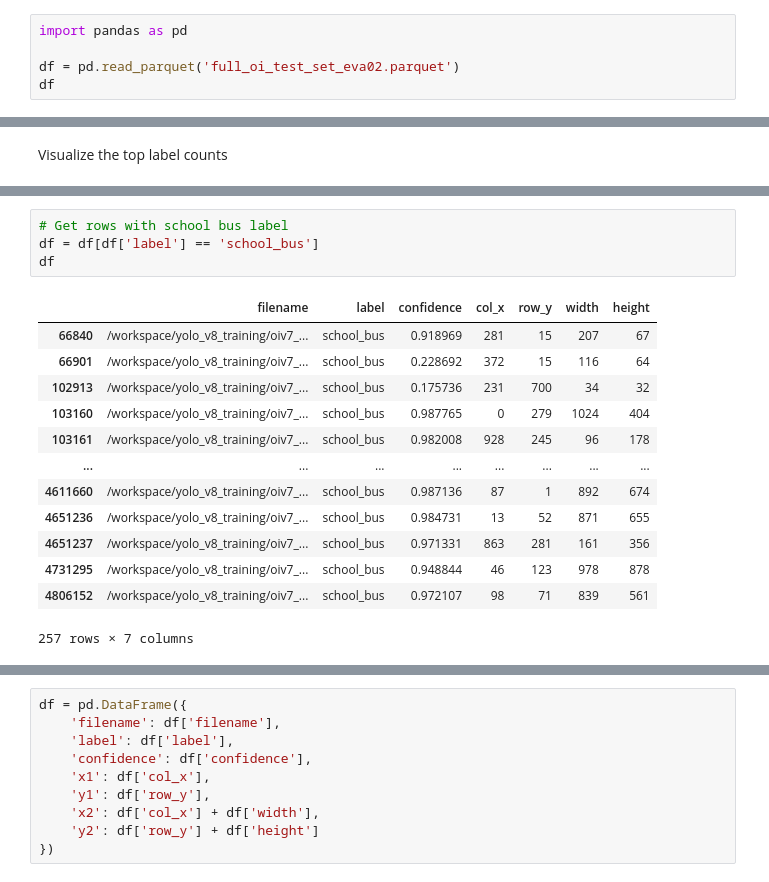
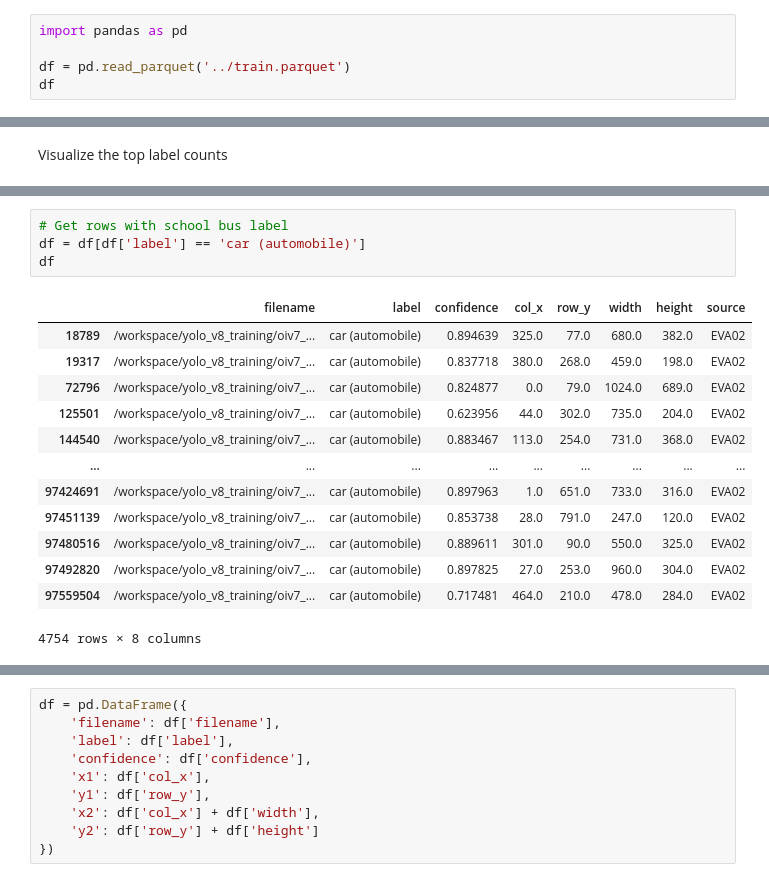
Before and after one commit to dnth/data-flywheel, a Jupyter notebook: notebooks/load_dataset.ipynb, the cells around one changed output, grey strips where cells are left out. Drawn from its saved outputs; the diff is of its cells as text.

```diff
--- a/notebooks/load_dataset.ipynb
+++ b/notebooks/load_dataset.ipynb
@@ -7,6 +7,6 @@ URL -  s3://object-detection-training-achiya/v3_eva02_autolabeling/full_oi_test_
 # %%
 import pandas as pd
 
-df = pd.read_parquet('full_oi_test_set_eva02.parquet')
+df = pd.read_parquet('../train.parquet')
 df
 # %% [output]
@@ -50,18 +57,18 @@ plt.show()
 # %%
 # Get rows with school bus label
-df = df[df['label'] == 'school_bus']
+df = df[df['label'] == 'car (automobile)']
 df
 # %% [output]
-|  | filename | label | confidence | col_x | row_y | width | height |
-| 66840 | /workspace/yolo_v8_training/oiv7_... | school_bus | 0.918969 | 281 | 15 | 207 | 67 |
-| 66901 | /workspace/yolo_v8_training/oiv7_... | school_bus | 0.228692 | 372 | 15 | 116 | 64 |
-| 102913 | /workspace/yolo_v8_training/oiv7_... | school_bus | 0.175736 | 231 | 700 | 34 | 32 |
-| 103160 | /workspace/yolo_v8_training/oiv7_... | school_bus | 0.987765 | 0 | 279 | 1024 | 404 |
-| 103161 | /workspace/yolo_v8_training/oiv7_... | school_bus | 0.982008 | 928 | 245 | 96 | 178 |
-| ... | ... | ... | ... | ... | ... | ... | ... |
-| 4611660 | /workspace/yolo_v8_training/oiv7_... | school_bus | 0.987136 | 87 | 1 | 892 | 674 |
-| 4651236 | /workspace/yolo_v8_training/oiv7_... | school_bus | 0.984731 | 13 | 52 | 871 | 655 |
-| 4651237 | /workspace/yolo_v8_training/oiv7_... | school_bus | 0.971331 | 863 | 281 | 161 | 356 |
-| 4731295 | /workspace/yolo_v8_training/oiv7_... | school_bus | 0.948844 | 46 | 123 | 978 | 878 |
-| 4806152 | /workspace/yolo_v8_training/oiv7_... | school_bus | 0.972107 | 98 | 71 | 839 | 561 |
+|  | filename | label | confidence | col_x | row_y | width | height | source |
+| 18789 | /workspace/yolo_v8_training/oiv7_... | car (automobile) | 0.894639 | 325.0 | 77.0 | 680.0 | 382.0 | EVA02 |
+| 19317 | /workspace/yolo_v8_training/oiv7_... | car (automobile) | 0.837718 | 380.0 | 268.0 | 459.0 | 198.0 | EVA02 |
+| 72796 | /workspace/yolo_v8_training/oiv7_... | car (automobile) | 0.824877 | 0.0 | 79.0 | 1024.0 | 689.0 | EVA02 |
+| 125501 | /workspace/yolo_v8_training/oiv7_... | car (automobile) | 0.623956 | 44.0 | 302.0 | 735.0 | 204.0 | EVA02 |
+| 144540 | /workspace/yolo_v8_training/oiv7_... | car (automobile) | 0.883467 | 113.0 | 254.0 | 731.0 | 368.0 | EVA02 |
+| ... | ... | ... | ... | ... | ... | ... | ... | ... |
+| 97424691 | /workspace/yolo_v8_training/oiv7_... | car (automobile) | 0.897963 | 1.0 | 651.0 | 733.0 | 316.0 | EVA02 |
+| 97451139 | /workspace/yolo_v8_training/oiv7_... | car (automobile) | 0.853738 | 28.0 | 791.0 | 247.0 | 120.0 | EVA02 |
+| 97480516 | /workspace/yolo_v8_training/oiv7_... | car (automobile) | 0.889611 | 301.0 | 90.0 | 550.0 | 325.0 | EVA02 |
+| 97492820 | /workspace/yolo_v8_training/oiv7_... | car (automobile) | 0.897825 | 27.0 | 253.0 | 960.0 | 304.0 | EVA02 |
+| 97559504 | /workspace/yolo_v8_training/oiv7_... | car (automobile) | 0.717481 | 464.0 | 210.0 | 478.0 | 284.0 | EVA02 |
-257 rows × 7 columns
+4754 rows × 8 columns
```
Also changed, not shown: parts of 7 cells of this notebook.
